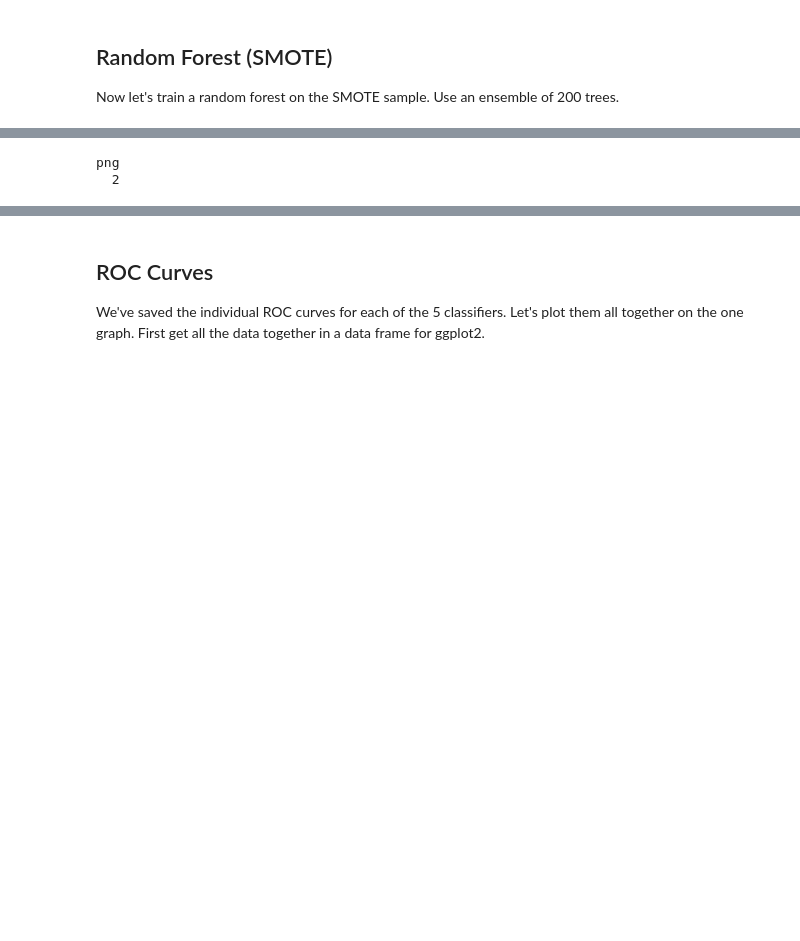
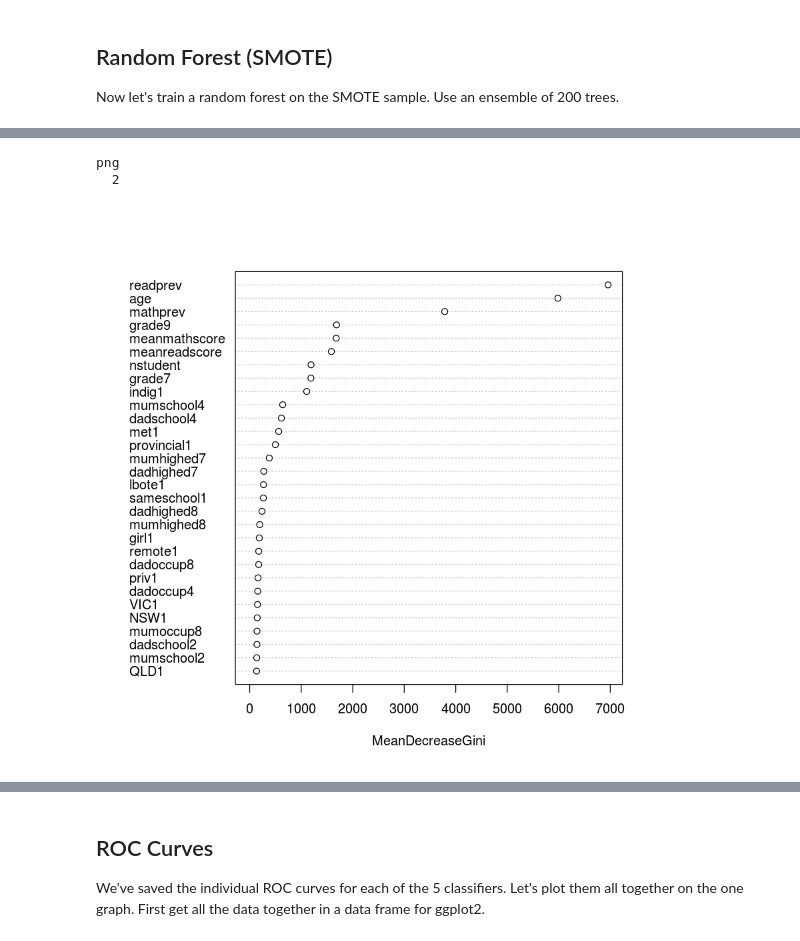
Before and after one commit to RobGarrard/Machine-Learning-Classifiers-Do-Not-Improve-the-Prediction-of-Academic-Risk-Evidence-from-Australia, a Jupyter notebook: Literacy Classifiers.ipynb, the cells around one changed output, grey strips where cells are left out. Cells and saved outputs as stored; diff of their text form; code cells hidden in the pictures; blank space fills up the shorter version.

```diff
--- a/Literacy Classifiers.ipynb
+++ b/Literacy Classifiers.ipynb
@@ -610,13 +694,15 @@ Time difference of 1.584338 mins
 # %%
+# Plot variable importance
 setEPS()
 postscript("RF_varimp_Lit_G5.eps", fonts=c('serif'))
 varImpPlot(rf.fit, type=2, main="")
 dev.off()
 
-varImPlot(rf.fit, type=2, main="")
+varImpPlot(rf.fit, type=2, main="")
 # %% [output]
 png
   2
+[figure, added]
 # %%
 # Confusion matrix
 rf.preds <- predict(rf.fit, newdata=model.matrix(Class ~., test.data), type='class')
```
Also changed, not shown: parts of 30 cells of this notebook, 3 other files.
